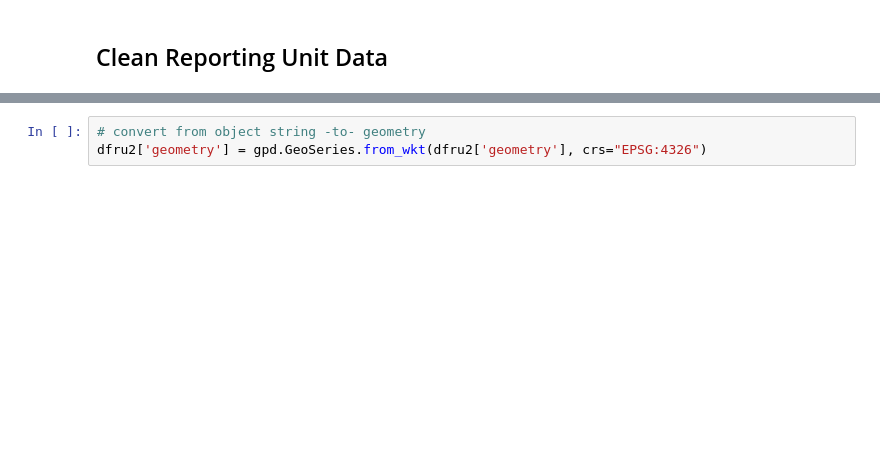
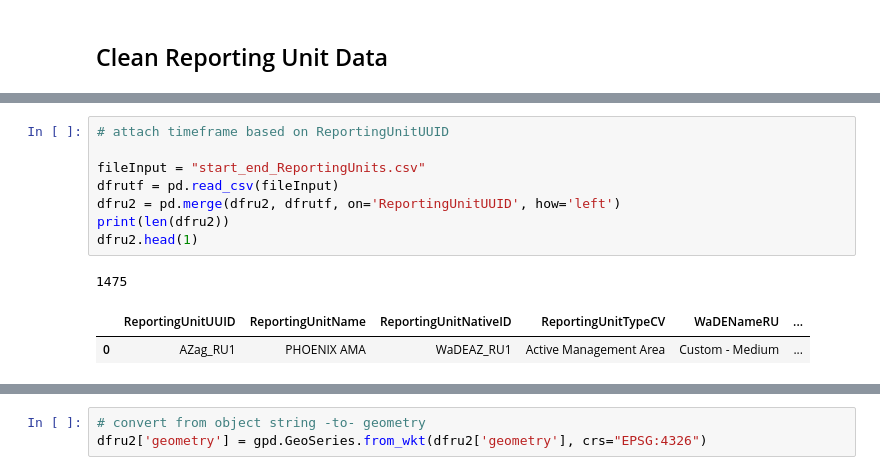
Before and after one commit to WSWCWaterDataExchange/WaDE2.0Apps, a Jupyter notebook: AG Demo/bonus code/Format_Input_Tables.ipynb, the cells around one changed output, grey strips where cells are left out. Cells and saved outputs as stored; diff of their text form; blank space fills up the shorter version.

```diff
--- a/AG Demo/bonus code/Format_Input_Tables.ipynb
+++ b/AG Demo/bonus code/Format_Input_Tables.ipynb
@@ -101,0 +198,12 @@ array(['AZ', 'CA', 'CO', 'NE', 'NM', 'NV', 'TX', 'US', 'UT', 'WY'],
+# %%
+# attach timeframe based on ReportingUnitUUID
+
+fileInput = "start_end_ReportingUnits.csv"
+dfrutf = pd.read_csv(fileInput)
+dfru2 = pd.merge(dfru2, dfrutf, on='ReportingUnitUUID', how='left')
+print(len(dfru2))
+dfru2.head(1)
+# %% [output]
+1475
+|  | ReportingUnitUUID | ReportingUnitName | ReportingUnitNativeID | ReportingUnitTypeCV | WaDENameRU | ... |
+| 0 | AZag_RU1 | PHOENIX AMA | WaDEAZ_RU1 | Active Management Area | Custom - Medium | ... |
```
Also changed, not shown: parts of 26 cells of this notebook, 14 other files.
